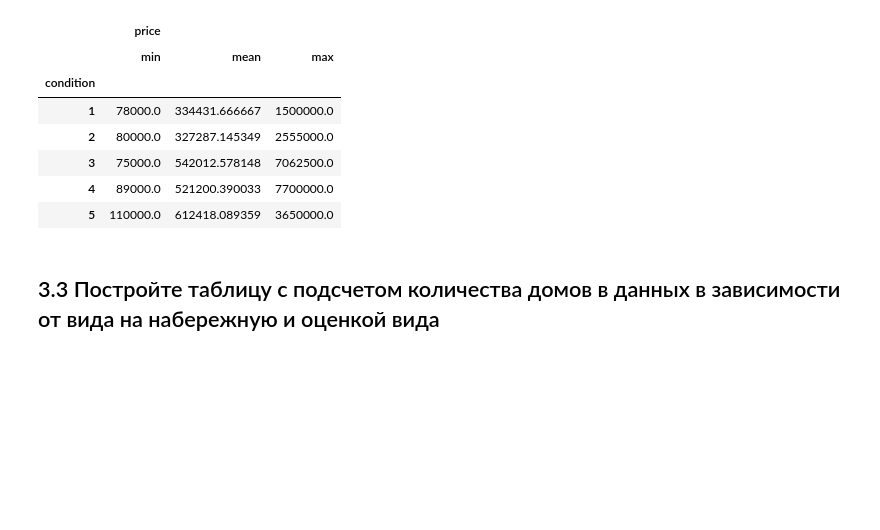
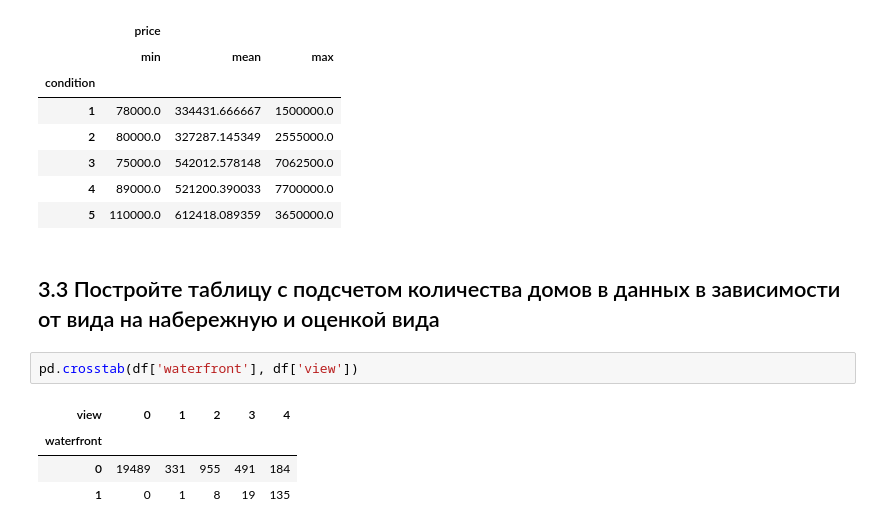
Before and after one commit to AlexKletke/hw3-part2, a Jupyter notebook: exes3.ipynb, the cells around one changed output. Drawn from its saved outputs; the diff is of its cells as text; blank space fills up the shorter version.

```diff
--- a/exes3.ipynb
+++ b/exes3.ipynb
@@ -264,3 +264,10 @@ df.groupby('condition').agg({"price": ['min', 'mean', 'max']})
 | 5 | 110000.0 | 612418.089359 | 3650000.0 |
 # %% [markdown]
 ## 3.3 Постройте таблицу с подсчетом количества домов в данных в зависимости от вида на набережную и оценкой вида ##
+# %%
+pd.crosstab(df['waterfront'], df['view'])
+# %% [output]
+| view | 0 | 1 | 2 | 3 | 4 |
+| waterfront |  |  |  |  |  |
+| 0 | 19489 | 331 | 955 | 491 | 184 |
+| 1 | 0 | 1 | 8 | 19 | 135 |
```
Also changed, not shown: parts of 5 cells of this notebook.
